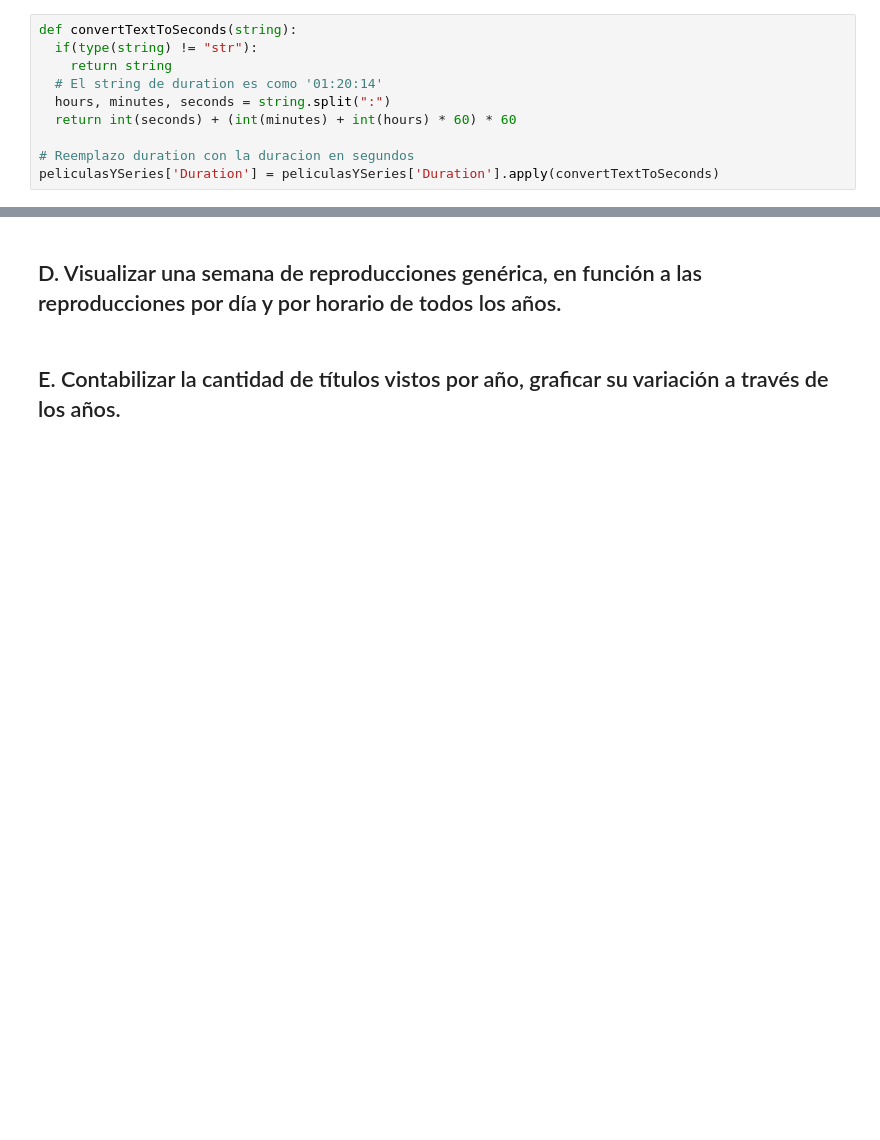
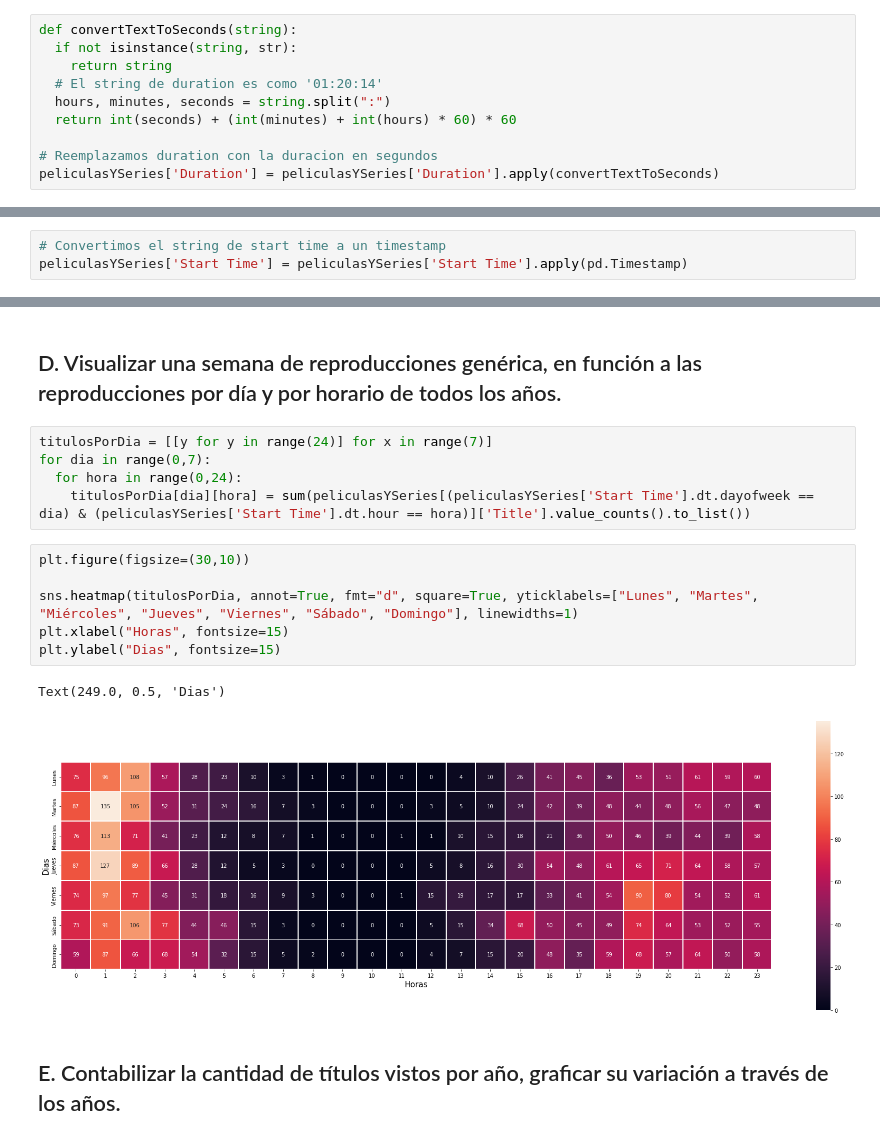
Before and after one commit to MatiasBlanco0/Trabajo-Practico-Netflix, a Jupyter notebook: Trabajo_Practico_Netflix.ipynb, the cells around one changed output, grey strips where cells are left out. Drawn from its saved outputs; the diff is of its cells as text; blank space fills up the shorter version.

```diff
--- a/Trabajo_Practico_Netflix.ipynb
+++ b/Trabajo_Practico_Netflix.ipynb
@@ -43,10 +46,10 @@ Correr una vez, sino tira error. Porfa 🙏
 # %%
 def convertTextToSeconds(string):
-  if(type(string) != "str"):
+  if not isinstance(string, str):
     return string
   # El string de duration es como '01:20:14'
   hours, minutes, seconds = string.split(":")
   return int(seconds) + (int(minutes) + int(hours) * 60) * 60
 
-# Reemplazo duration con la duracion en segundos
+# Reemplazamos duration con la duracion en segundos
 peliculasYSeries['Duration'] = peliculasYSeries['Duration'].apply(convertTextToSeconds)
@@ -53,3 +58,6 @@ peliculasYSeries['Duration'] = peliculasYSeries['Duration'].apply(convertTextToS
+# %%
+# Convertimos el string de start time a un timestamp
+peliculasYSeries['Start Time'] = peliculasYSeries['Start Time'].apply(pd.Timestamp)
 # %% [markdown]
 Separado series y peliculas en distintos dataframes
 # %%
@@ -180,6 +188,20 @@ plt.show()
 [figure]
 # %% [markdown]
 ## D. Visualizar una semana de reproducciones genérica, en función a las reproducciones por día y por horario de todos los años.
+# %%
+titulosPorDia = [[y for y in range(24)] for x in range(7)]
+for dia in range(0,7):
+  for hora in range(0,24):
+    titulosPorDia[dia][hora] = sum(peliculasYSeries[(peliculasYSeries['Start Time'].dt.dayofweek == dia) & (peliculasYSeries['Start Time'].dt.hour == hora)]['Title'].value_counts().to_list())
+# %%
+plt.figure(figsize=(30,10))
+
+sns.heatmap(titulosPorDia, annot=True, fmt="d", square=True, yticklabels=["Lunes", "Martes", "Miércoles", "Jueves", "Viernes", "Sábado", "Domingo"], linewidths=1)
+plt.xlabel("Horas", fontsize=15)
+plt.ylabel("Dias", fontsize=15)
+# %% [output]
+Text(249.0, 0.5, 'Dias')
+[figure, added]
 # %% [markdown]
 ## E. Contabilizar la cantidad de títulos vistos por año, graficar su variación a través de los años.
 # %%
```
Also changed, not shown: parts of 10 cells of this notebook.
